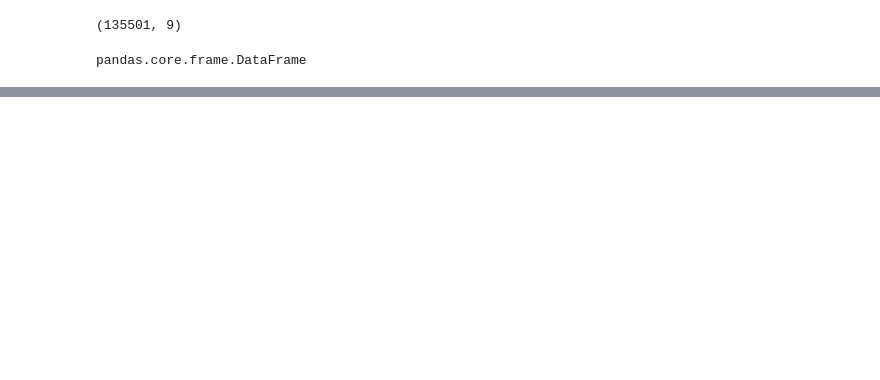
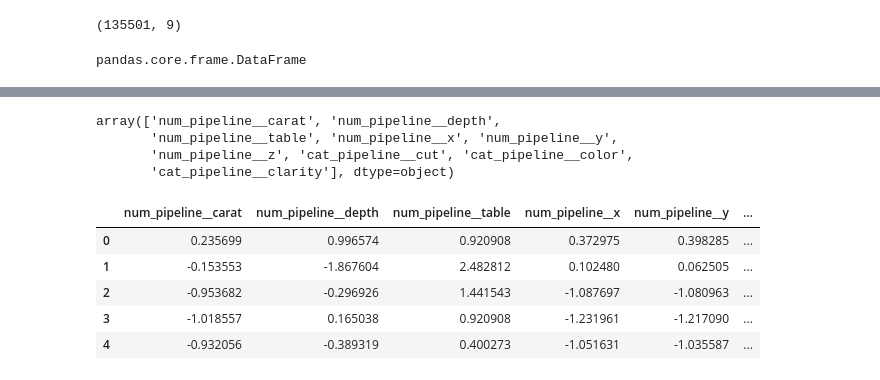
Before and after one commit to Harsh-Arya-exe/MLOPS, a Jupyter notebook: experiment/experiments.ipynb, the cells around one changed output, grey strips where cells are left out. Cells and saved outputs as stored; diff of their text form; code cells hidden in the pictures; blank space fills up the shorter version.

```diff
--- a/experiment/experiments.ipynb
+++ b/experiment/experiments.ipynb
@@ -210,9 +210,9 @@ y
 193572     2258
 Name: price, Length: 193573, dtype: int64
 # %%
-cat_cols = X.select_dtypes(include="object").columns
+cat_cols = list(X.select_dtypes(include="object").columns)
 
-num_cols = X.select_dtypes(exclude='object').columns
+num_cols = list(X.select_dtypes(exclude='object').columns)
 # %%
 cat_cols
 # %% [output]
@@ -225,9 +229,9 @@ num_pipeline = Pipeline(
     ]
 )
 # %%
-cut_categories={'Fair', 'Good', 'Very Good', 'Premium', 'Ideal'}
-clarity_categories={'I1', 'SI2', 'SI1', 'VS2', 'VS1', 'VVS2', 'VVS1', 'IF'}
-color_categories={'D', 'E', 'F', "G", "H", 'I', 'J'}
+cut_categories=['Fair', 'Good', 'Very Good', 'Premium', 'Ideal']
+clarity_categories=['I1', 'SI2', 'SI1', 'VS2', 'VS1', 'VVS2', 'VVS1', 'IF']
+color_categories=['D', 'E', 'F', "G", "H", 'I', 'J']
 # %%
 cat_pipeline = Pipeline(
     steps=[
@@ -275,0 +342,19 @@ array([[ 0.23569933, -1.13817621, -0.93169454, ...,  0.3729747 ,
+# %%
+preprocessor.get_feature_names_out()
+# %% [output]
+array(['num_pipeline__carat', 'num_pipeline__depth',
+       'num_pipeline__table', 'num_pipeline__x', 'num_pipeline__y',
+       'num_pipeline__z', 'cat_pipeline__cut', 'cat_pipeline__color',
+       'cat_pipeline__clarity'], dtype=object)
+# %%
+X_train = pd.DataFrame(preprocessor.fit_transform(X_train), columns=preprocessor.get_feature_names_out())
+X_test = pd.DataFrame(preprocessor.transform(X_test), columns=preprocessor.get_feature_names_out())
+# %%
+X_train.head()
+# %% [output]
+|  | num_pipeline__carat | num_pipeline__depth | num_pipeline__table | num_pipeline__x | num_pipeline__y | ... |
+| 0 | 0.235699 | 0.996574 | 0.920908 | 0.372975 | 0.398285 | ... |
+| 1 | -0.153553 | -1.867604 | 2.482812 | 0.102480 | 0.062505 | ... |
+| 2 | -0.953682 | -0.296926 | 1.441543 | -1.087697 | -1.080963 | ... |
+| 3 | -1.018557 | 0.165038 | 0.920908 | -1.231961 | -1.217090 | ... |
+| 4 | -0.932056 | -0.389319 | 0.400273 | -1.051631 | -1.035587 | ... |
```
Also changed, not shown: parts of 17 cells of this notebook.
